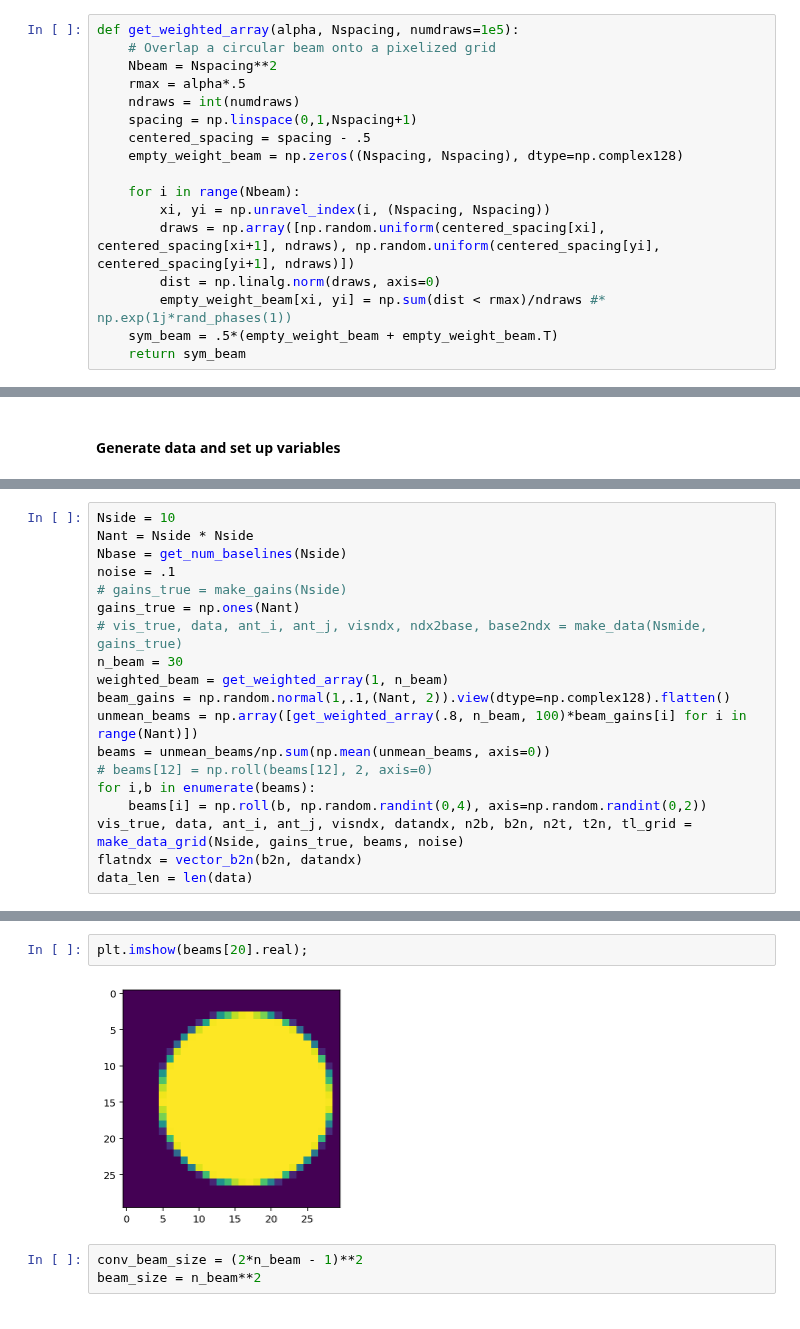
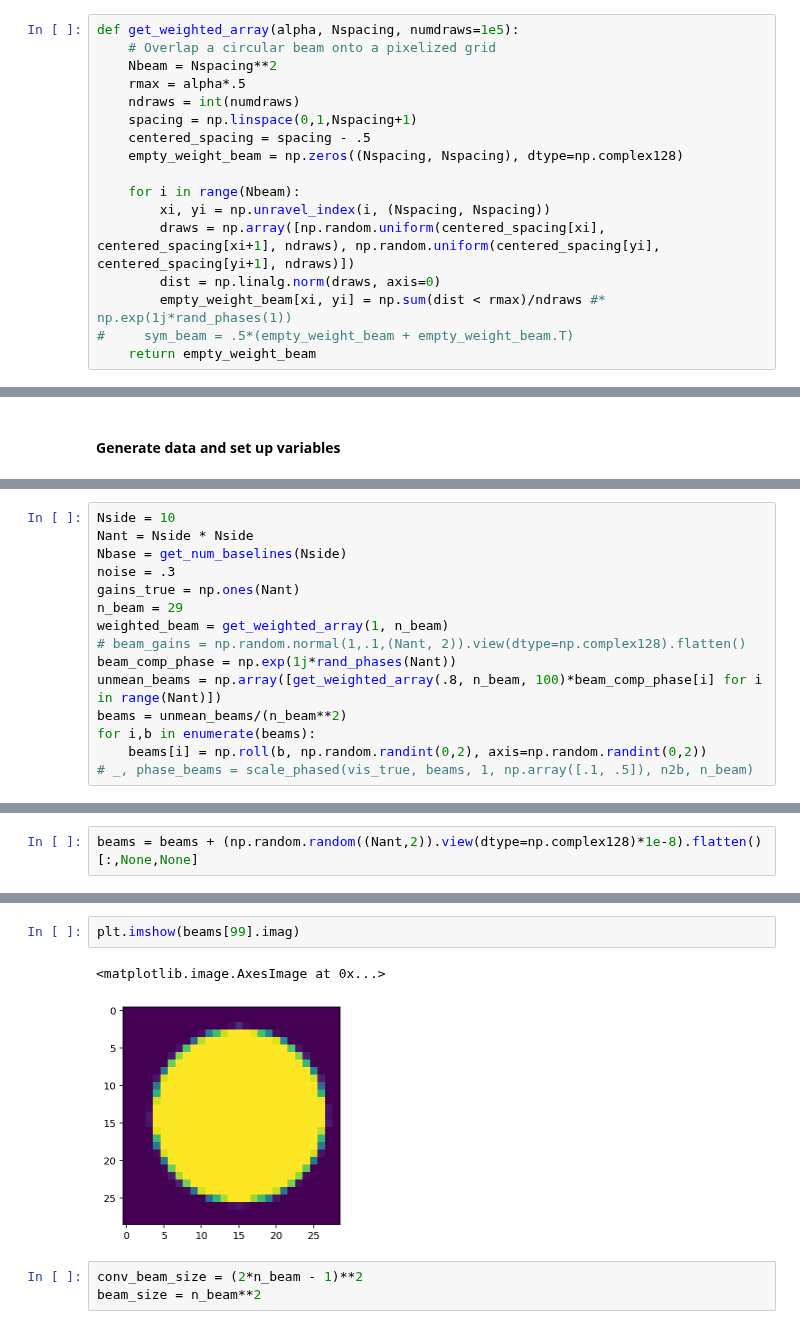
Before and after one commit to pecom/red-calibration, a Jupyter notebook: RealArrayTests.ipynb, the cells around one changed output, grey strips where cells are left out. Cells and saved outputs as stored; diff of their text form.

```diff
--- a/RealArrayTests.ipynb
+++ b/RealArrayTests.ipynb
@@ -163,8 +165,8 @@ def get_weighted_array(alpha, Nspacing, numdraws=1e5):
         draws = np.array([np.random.uniform(centered_spacing[xi], centered_spacing[xi+1], ndraws), np.random.uniform(centered_spacing[yi], centered_spacing[yi+1], ndraws)])
         dist = np.linalg.norm(draws, axis=0)
         empty_weight_beam[xi, yi] = np.sum(dist < rmax)/ndraws #* np.exp(1j*rand_phases(1))
-    sym_beam = .5*(empty_weight_beam + empty_weight_beam.T)
-    return sym_beam
+#     sym_beam = .5*(empty_weight_beam + empty_weight_beam.T)
+    return empty_weight_beam
 # %%
 # Helper function to get a (2*br-1, 2*br-1) grid around point x
 
@@ -558,18 +554,14 @@ array([0, 1, 0, 1, 1, 1, 0, 0, 1, 0, 1, 0, 1, 0, 1, 0, 1, 1, 0, 1, 0, 1,
 Nside = 10
 Nant = Nside * Nside
 Nbase = get_num_baselines(Nside)
-noise = .1
-# gains_true = make_gains(Nside)
+noise = .3
 gains_true = np.ones(Nant)
-# vis_true, data, ant_i, ant_j, visndx, ndx2base, base2ndx = make_data(Nsmide, gains_true)
-n_beam = 30
+n_beam = 29
 weighted_beam = get_weighted_array(1, n_beam)
-beam_gains = np.random.normal(1,.1,(Nant, 2)).view(dtype=np.complex128).flatten()
-unmean_beams = np.array([get_weighted_array(.8, n_beam, 100)*beam_gains[i] for i in range(Nant)])
-beams = unmean_beams/np.sum(np.mean(unmean_beams, axis=0))
-# beams[12] = np.roll(beams[12], 2, axis=0)
+# beam_gains = np.random.normal(1,.1,(Nant, 2)).view(dtype=np.complex128).flatten()
+beam_comp_phase = np.exp(1j*rand_phases(Nant))
+unmean_beams = np.array([get_weighted_array(.8, n_beam, 100)*beam_comp_phase[i] for i in range(Nant)])
+beams = unmean_beams/(n_beam**2)
 for i,b in enumerate(beams):
-    beams[i] = np.roll(b, np.random.randint(0,4), axis=np.random.randint(0,2))
-vis_true, data, ant_i, ant_j, visndx, datandx, n2b, b2n, n2t, t2n, tl_grid = make_data_grid(Nside, gains_true, beams, noise)
-flatndx = vector_b2n(b2n, datandx)
-data_len = len(data)
+    beams[i] = np.roll(b, np.random.randint(0,2), axis=np.random.randint(0,2))
+# _, phase_beams = scale_phased(vis_true, beams, 1, np.array([.1, .5]), n2b, n_beam)
@@ -582,0 +572,2 @@ Created data
+# %%
+beams = beams + (np.random.random((Nant,2)).view(dtype=np.complex128)*1e-8).flatten()[:,None,None]
@@ -583,7 +582,8 @@ Created data
 # %%
-plt.imshow(beams[20].real);
+plt.imshow(beams[99].imag)
 # %% [output]
+<matplotlib.image.AxesImage at 0x...>
-[figure, old version]
+[figure, new version]
 # %%
 conv_beam_size = (2*n_beam - 1)**2
 beam_size = n_beam**2
```
Also changed, not shown: parts of 33 cells of this notebook.
